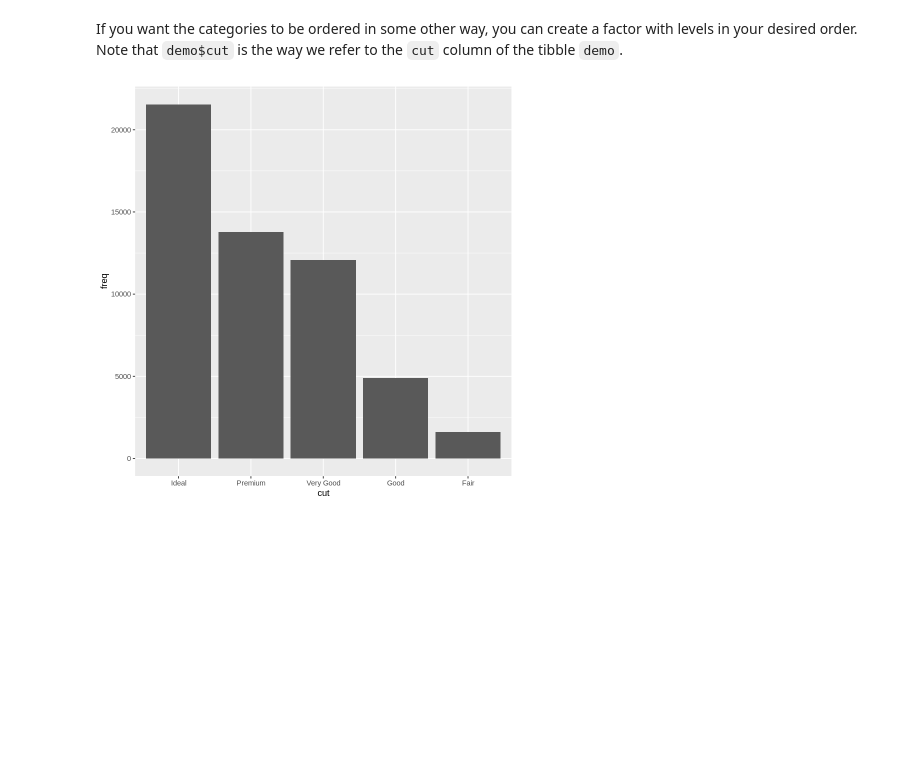
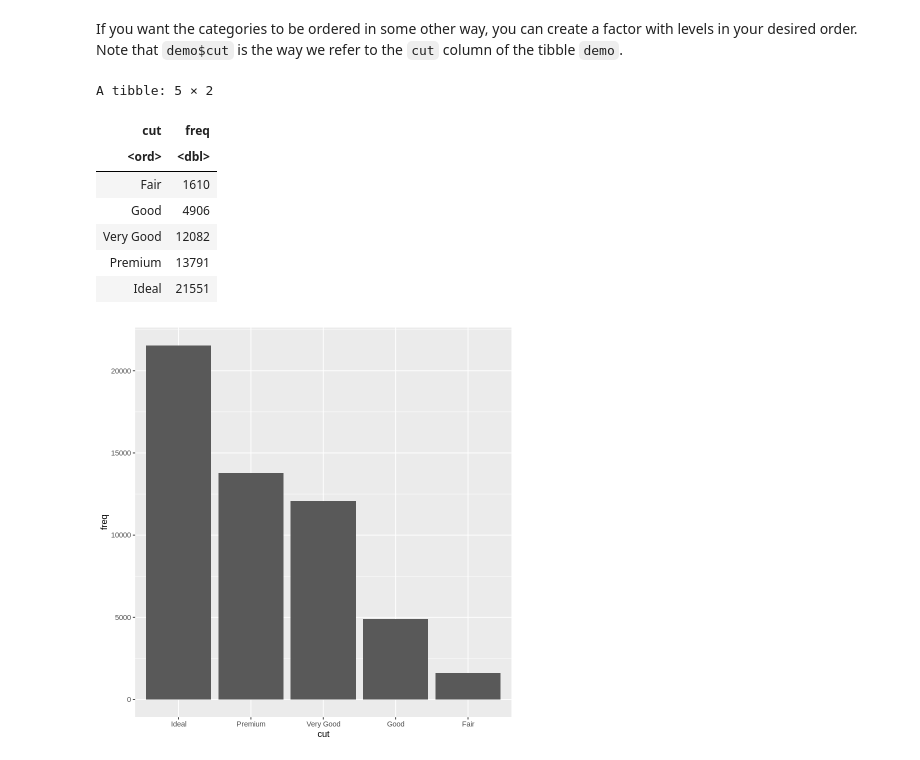
Before and after one commit to ambujtewari/stats306-winter2022, a Jupyter notebook: Lecture03.ipynb, the cells around one changed output. Drawn from its saved outputs; the diff is of its cells as text; code cells hidden in the pictures; blank space fills up the shorter version.

```diff
--- a/Lecture03.ipynb
+++ b/Lecture03.ipynb
@@ -76,4 +64,16 @@ ggplot(data = demo) +
 [figure]
 # %% [markdown]
 If you want the categories to be ordered in some other way, you can create a factor with levels in your desired order. Note that `demo$cut` is the way we refer to the `cut` column of the tibble `demo`.
+# %%
+demo$cut <- factor(demo$cut, levels = c("Ideal", "Premium", "Very Good", "Good", "Fair"), order = TRUE)
+demo # cut is now ordinal, meaning a factor with ordering in its levels
+# %% [output]
+A tibble: 5 × 2
+| cut | freq |
+| <ord> | <dbl> |
+| Fair | 1610 |
+| Good | 4906 |
+| Very Good | 12082 |
+| Premium | 13791 |
+| Ideal | 21551 |
 # %%
```
Also changed, not shown: parts of 5 cells of this notebook.
